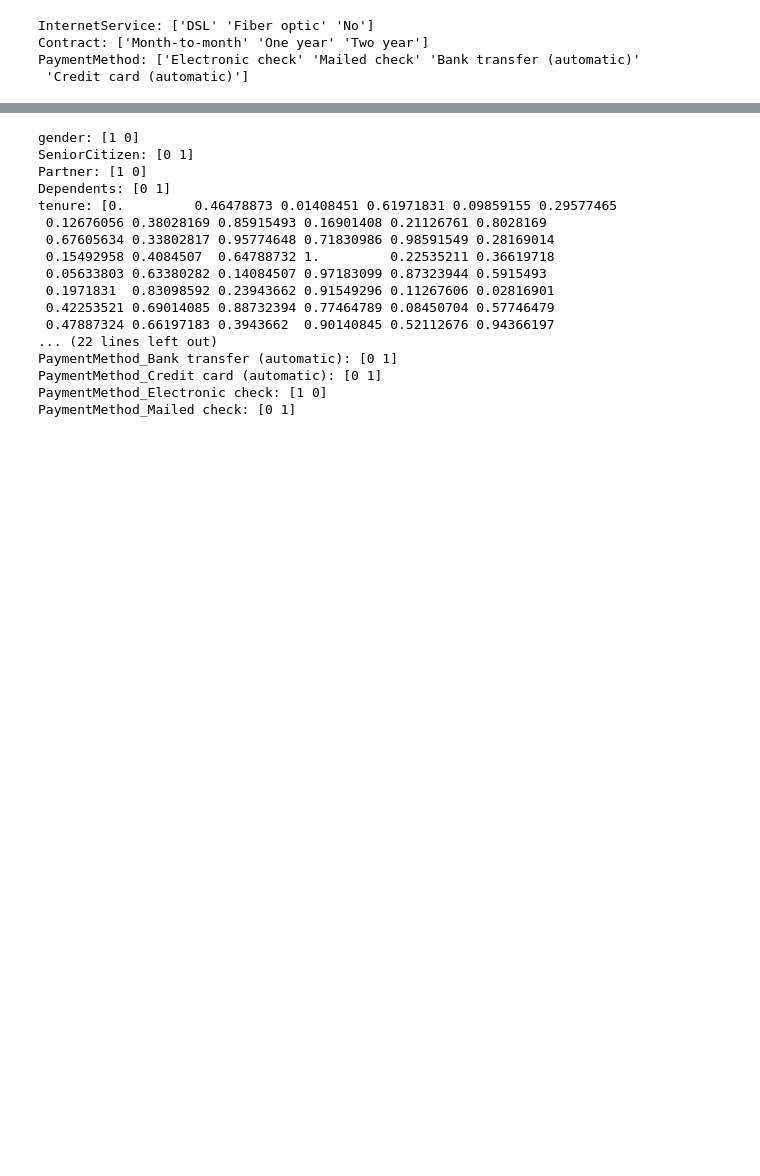
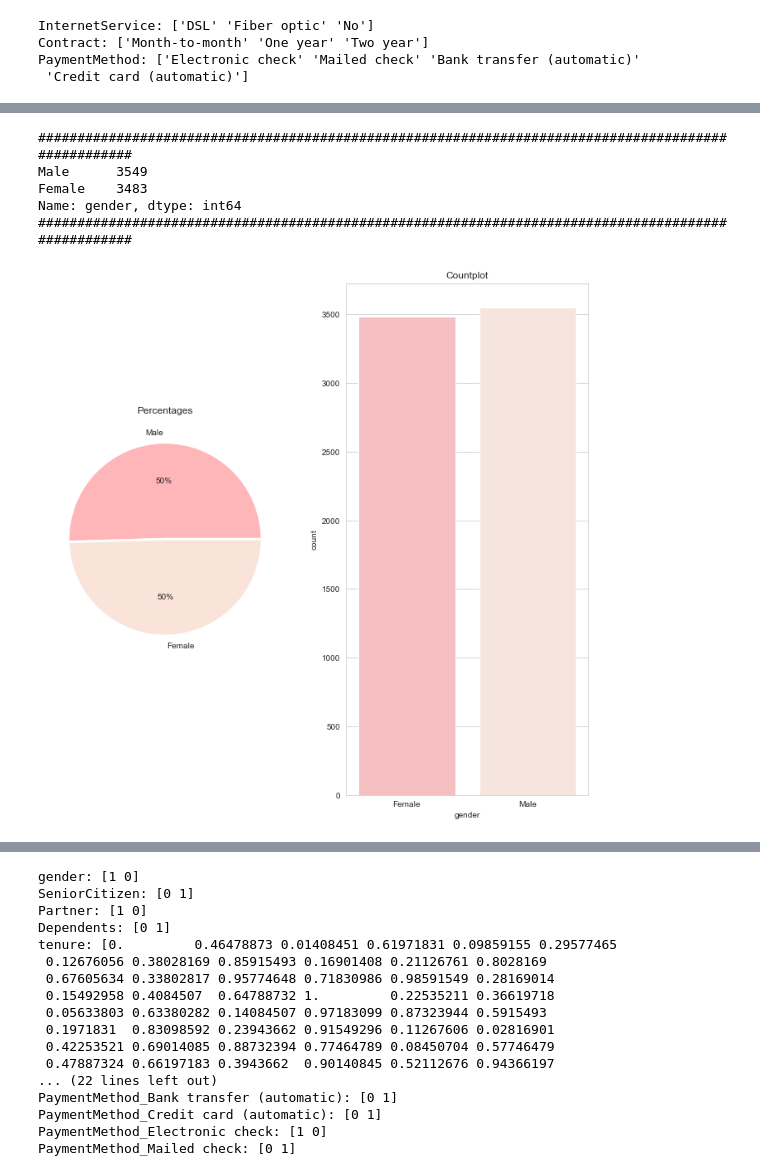
Before and after one commit to furkaneneseren/Telco-Churn-Prediction, a Jupyter notebook: churn-prediction.ipynb, the cells around one changed output, grey strips where cells are left out. Drawn from its saved outputs; the diff is of its cells as text; code cells hidden in the pictures; blank space fills up the shorter version.

```diff
--- a/churn-prediction.ipynb
+++ b/churn-prediction.ipynb
@@ -261,0 +303,9 @@ df.head()
+# %%
+cat_plots(df, "gender")
+# %% [output]
+####################################################################################################
+Male      3549
+Female    3483
+Name: gender, dtype: int64
+####################################################################################################
+[figure, added]
```
Also changed, not shown: parts of 18 cells of this notebook.
